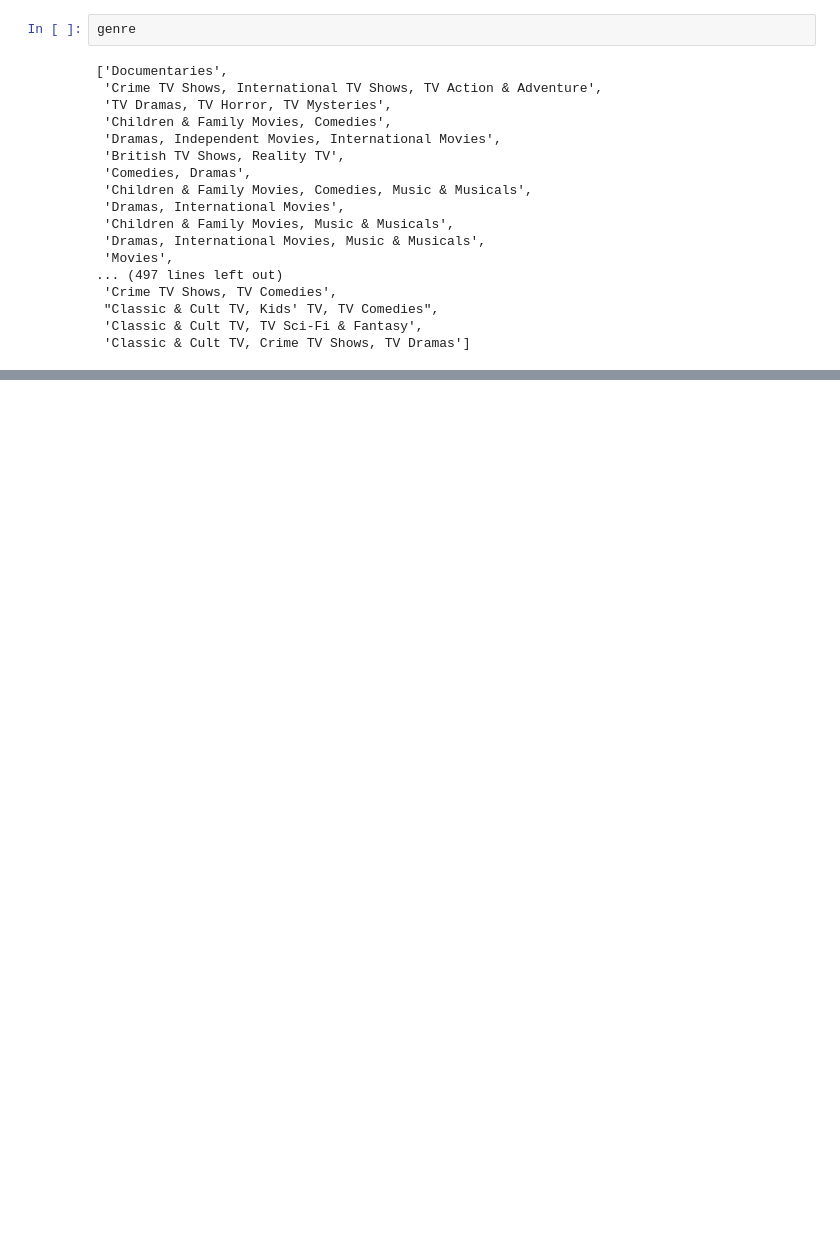
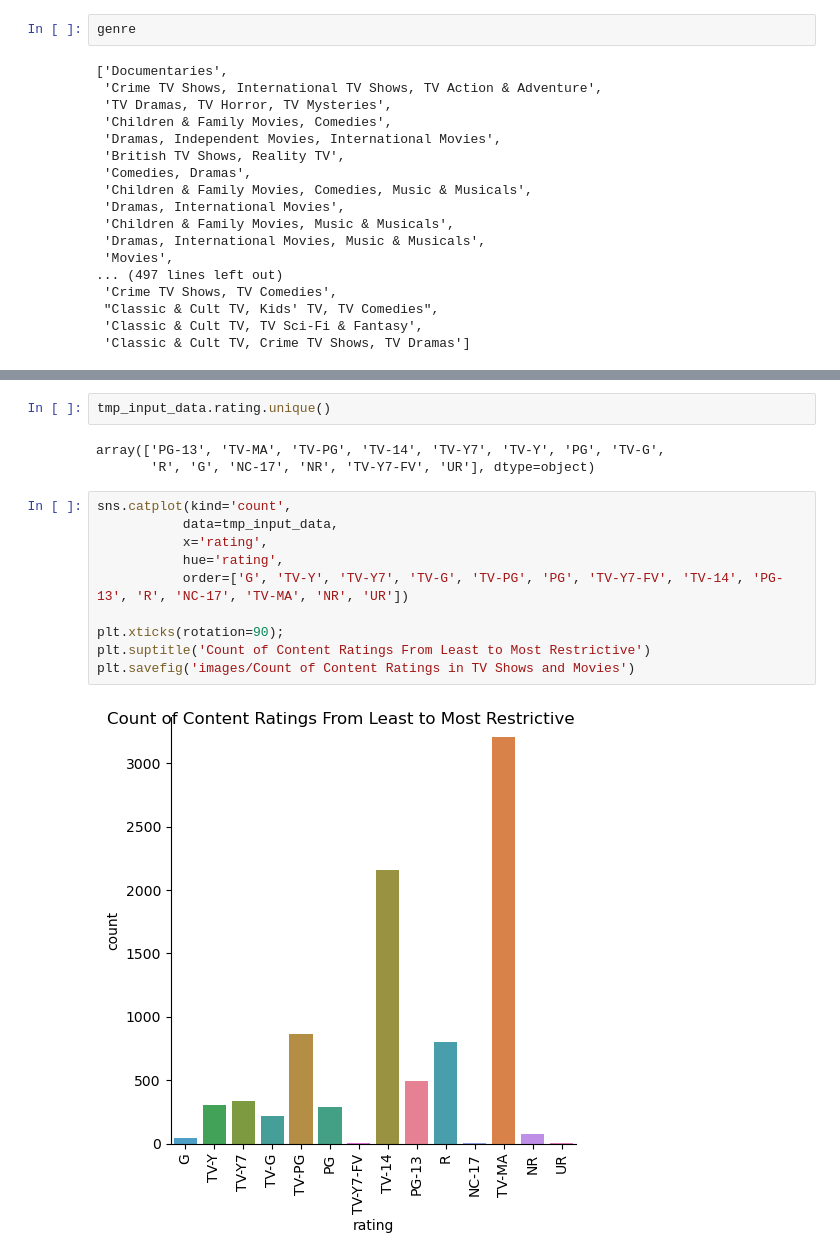
Before and after one commit to HaileleulGirma/Netflix-data-exploration, a Jupyter notebook: Netflix data EDA.ipynb, the cells around one changed output, grey strips where cells are left out. Cells and saved outputs as stored; diff of their text form; blank space fills up the shorter version.

```diff
--- a/Netflix data EDA.ipynb
+++ b/Netflix data EDA.ipynb
@@ -319,0 +315,17 @@ fig, ax = plt.s
+# %%
+tmp_input_data.rating.unique()
+# %% [output]
+array(['PG-13', 'TV-MA', 'TV-PG', 'TV-14', 'TV-Y7', 'TV-Y', 'PG', 'TV-G',
+       'R', 'G', 'NC-17', 'NR', 'TV-Y7-FV', 'UR'], dtype=object)
+# %%
+sns.catplot(kind='count',
+           data=tmp_input_data,
+           x='rating',
+           hue='rating',
+           order=['G', 'TV-Y', 'TV-Y7', 'TV-G', 'TV-PG', 'PG', 'TV-Y7-FV', 'TV-14', 'PG-13', 'R', 'NC-17', 'TV-MA', 'NR', 'UR'])
+
+plt.xticks(rotation=90);
+plt.suptitle('Count of Content Ratings From Least to Most Restrictive')
+plt.savefig('images/Count of Content Ratings in TV Shows and Movies')
+# %% [output]
+[figure, added]
```
Also changed, not shown: parts of 38 cells of this notebook, 3 other files.
